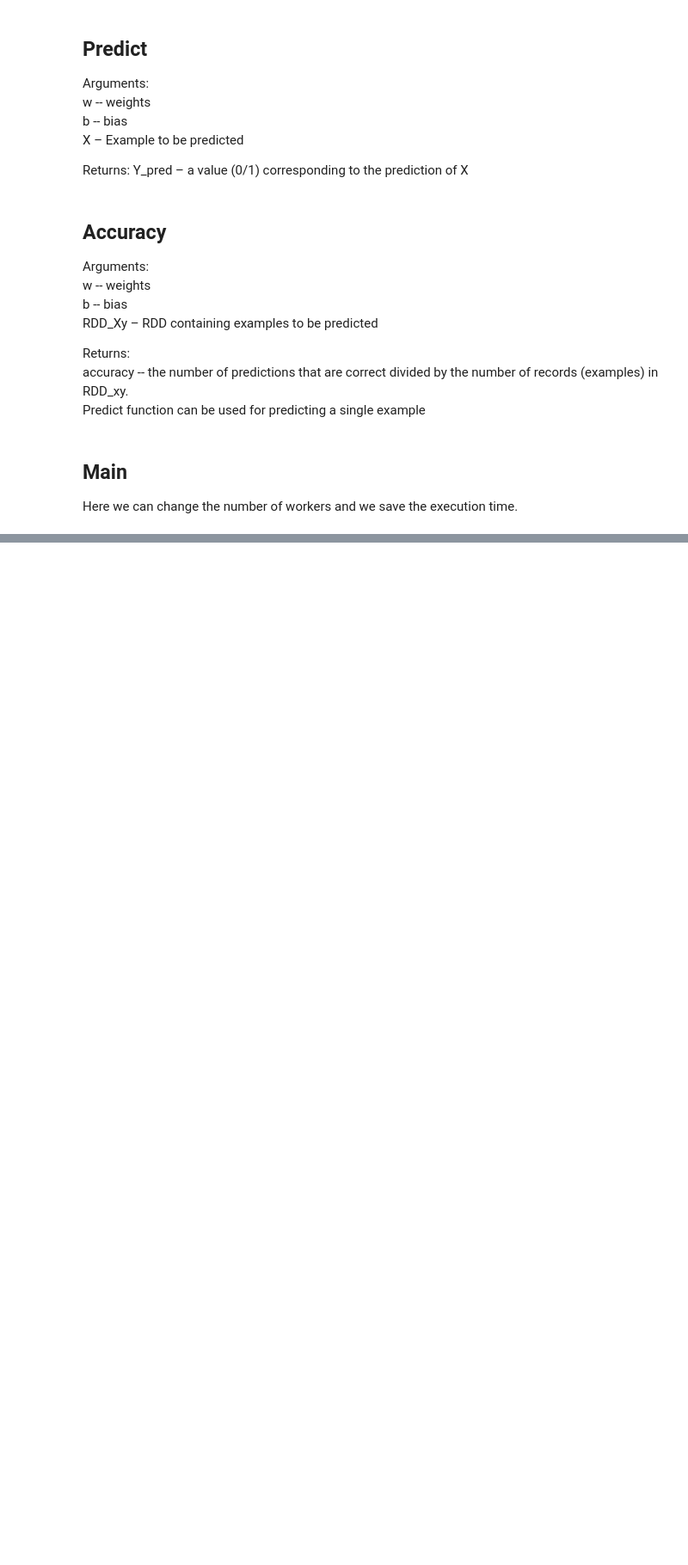
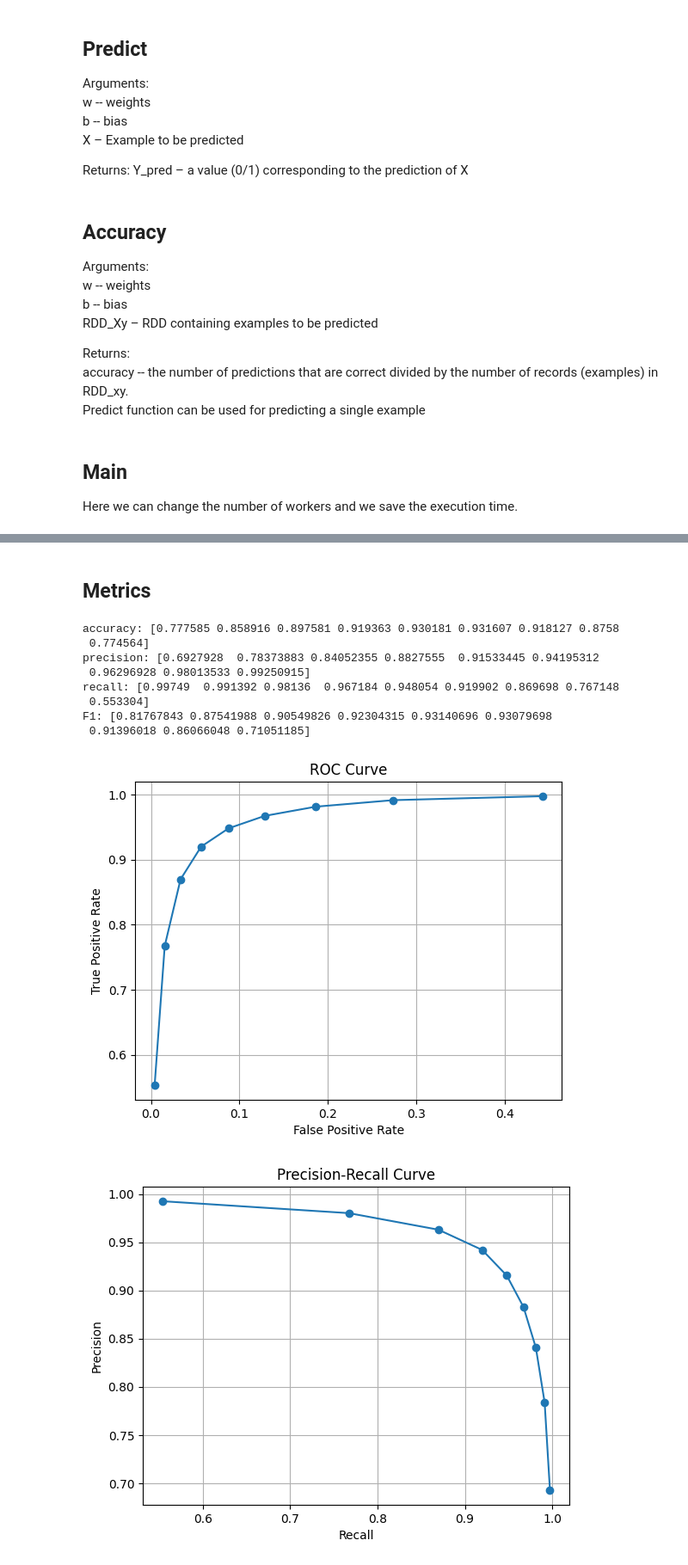
Before and after one commit to francesco-mattioli/Massively_Parallel_Machine_Learning, a Jupyter notebook: Logistic Regression/spark_version.ipynb, the cells around one changed output, grey strips where cells are left out. Shown at 86% size. Saved outputs shown, nothing was run; the diff lists cells and outputs as text; code cells hidden in the pictures; blank space fills up the shorter version.

```diff
--- a/Logistic Regression/spark_version.ipynb
+++ b/Logistic Regression/spark_version.ipynb
@@ -215,0 +239,69 @@ Iteration 1/10 - Cost: 1.4998030671352984
+# %% [markdown]
+## Metrics
+# %%
+TP = []
+FP = []
+TN = []
+FN = []
+
+for threshold, metrics in metrics_for_thresholds.items():
+    TP.append(metrics[0])
+    FP.append(metrics[1])
+    TN.append(metrics[2])
+    FN.append(metrics[3])
+
+TP = np.array(TP)
+FP = np.array(FP)
+TN = np.array(TN)
+FN = np.array(FN)
+#Accuracy
+accuracy = (TP + TN) / (TP + FP + TN + FN)
+print("accuracy:", accuracy)
+#Precision
+precision = TP / (TP + FP)
+print("precision:", precision)
+#Recall
+recall = TP / (TP + FN)
+print("recall:", recall)
+#F1
+F1 = 2 * precision * recall / (precision + recall)
+print("F1:", F1)
+#ROC
+TPR = TP / (TP + FN)
+FPR = FP / (FP + TN)
+plt.plot(FPR, TPR, marker='o')
+plt.title('ROC Curve')
+plt.xlabel('False Positive Rate')
+plt.ylabel('True Positive Rate')
+plt.grid(True)
+plt.show()
+#Precision-Recall
+plt.plot(recall, precision, marker='o')
+plt.title('Precision-Recall Curve')
+plt.xlabel('Recall')
+plt.ylabel('Precision')
+plt.grid(True)
+plt.show()
+#plot confusion matrix
+for i in range(9):
+    print("threshold:", (i+1)/10)
+    print("TP:", TP[i])
+    print("FP:", FP[i])
+    print("TN:", TN[i])
+    print("FN:", FN[i])
+    print("accuracy:", accuracy[i])
+    print("precision:", precision[i])
+    print("recall:", recall[i])
+    print("F1:", F1[i])
+    print("")
+# %% [output]
+accuracy: [0.777585 0.858916 0.897581 0.919363 0.930181 0.931607 0.918127 0.8758
+ 0.774564]
+precision: [0.6927928  0.78373883 0.84052355 0.8827555  0.91533445 0.94195312
+ 0.96296928 0.98013533 0.99250915]
+recall: [0.99749  0.991392 0.98136  0.967184 0.948054 0.919902 0.869698 0.767148
+ 0.553304]
+F1: [0.81767843 0.87541988 0.90549826 0.92304315 0.93140696 0.93079698
+ 0.91396018 0.86066048 0.71051185]
+[figure, added]
+[figure, added]
```
Also changed, not shown: parts of 10 cells of this notebook, 6 other files.
